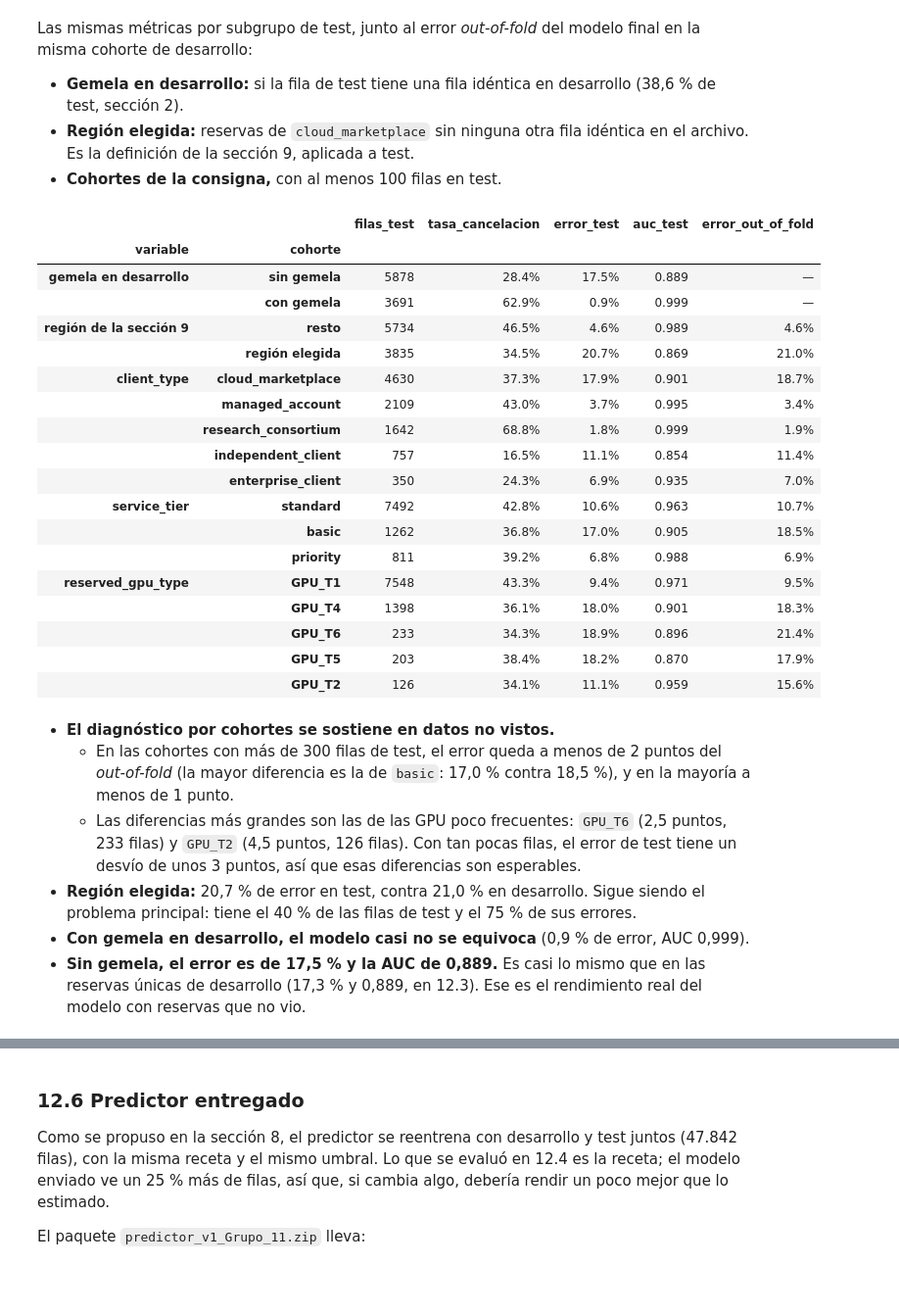
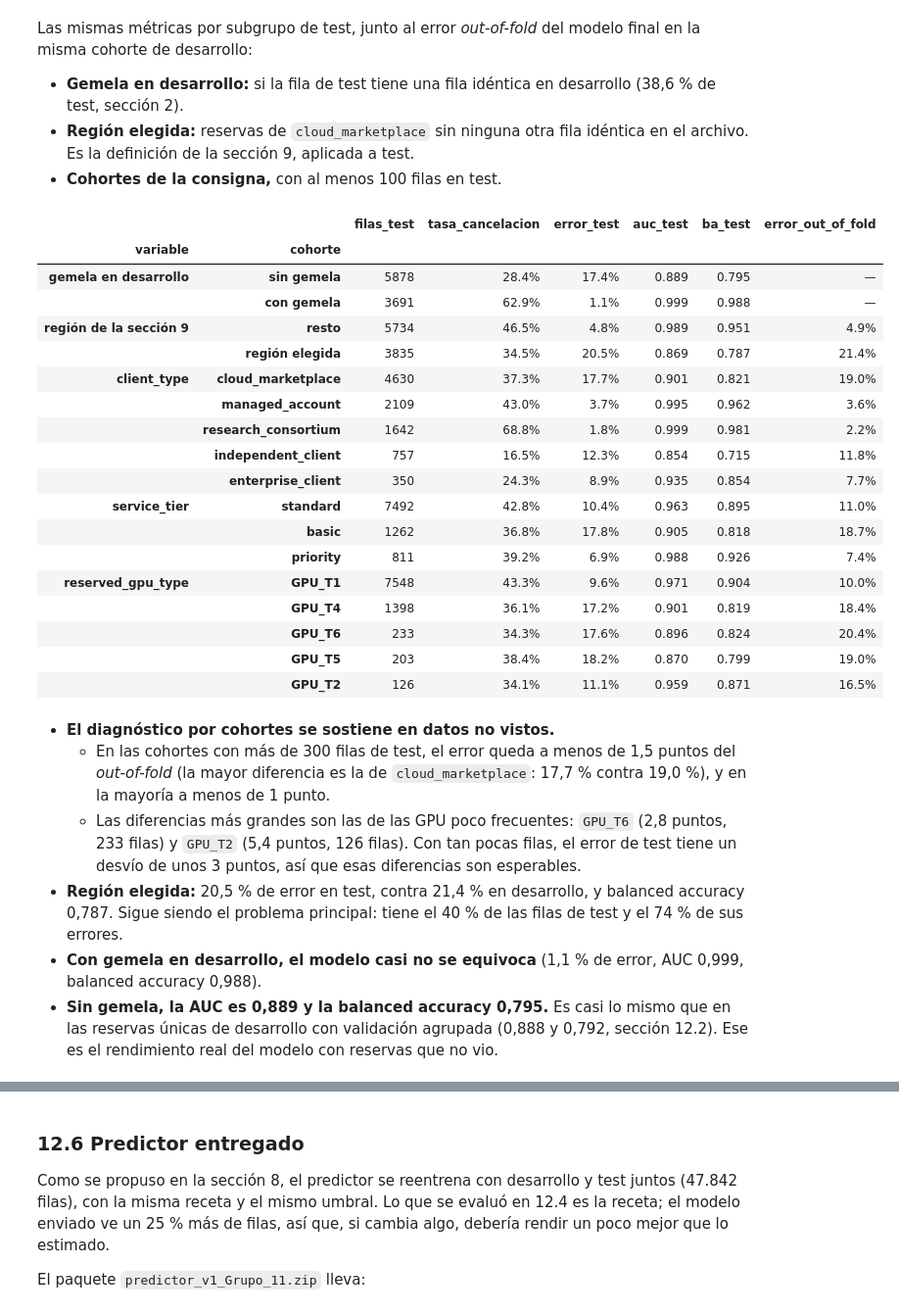
Before and after one commit to eugemigliaro/machine-learning, a Jupyter notebook: entregas/tp3-gpu-reservations/tp3_gpu_reservations.ipynb, the cells around one changed output, grey strips where cells are left out. Shown at 98% size. Cells and saved outputs as stored; diff of their text form; code cells hidden in the pictures; blank space fills up the shorter version.

```diff
--- a/entregas/tp3-gpu-reservations/tp3_gpu_reservations.ipynb
+++ b/entregas/tp3-gpu-reservations/tp3_gpu_reservations.ipynb
@@ -2451,64 +2500,66 @@ single_in_file = all_keys.map(all_keys.value_counts()).eq(1).loc[X_test.index].t
 test_groups = {
     'gemela en desarrollo': (pd.Series(np.where(test_has_twin_in_dev, 'con gemela', 'sin gemela')), None),
     'región de la sección 9': (
         pd.Series(np.where(X_test['client_type'].eq('cloud_marketplace').to_numpy() & single_in_file,
                            'región elegida', 'resto')),
         pd.Series(np.where(REGION, 'región elegida', 'resto'))),
 }
 for column in ['client_type', 'service_tier', 'reserved_gpu_type']:
     test_groups[column] = (X_test[column].reset_index(drop=True), analysis[column].reset_index(drop=True))
 
 
 def test_cohort_metrics(test_values, dev_values, min_rows=100):
     rows = {}
     for cohort in test_values.value_counts().index:
         mask = test_values.eq(cohort).to_numpy()
         if mask.sum() < min_rows:
             continue
-        predicted = test_proba['final'][mask] >= THRESHOLD
+        predicted = test_proba['final'][mask] >= FINAL_THRESHOLD
+        both_classes = len(np.unique(Y_TEST[mask])) == 2
         row = {'filas_test': mask.sum(), 'tasa_cancelacion': Y_TEST[mask].mean(),
                'error_test': (predicted != Y_TEST[mask]).mean(),
-               'auc_test': (roc_auc_score(Y_TEST[mask], test_proba['final'][mask])
-                            if len(np.unique(Y_TEST[mask])) == 2 else np.nan),
+               'auc_test': roc_auc_score(Y_TEST[mask], test_proba['final'][mask]) if both_classes else np.nan,
+               'ba_test': balanced_accuracy_score(Y_TEST[mask], predicted) if both_classes else np.nan,
                'error_out_of_fold': np.nan}
         if dev_values is not None:
             dev_mask = dev_values.eq(cohort).to_numpy()
-            row['error_out_of_fold'] = ((final_proba['aleatoria'][dev_mask] >= THRESHOLD) != Y_DEV[dev_mask]).mean()
+            row['error_out_of_fold'] = ((final_proba['aleatoria'][dev_mask] >= FINAL_THRESHOLD) != Y_DEV[dev_mask]).mean()
         rows[cohort] = row
     return pd.DataFrame.from_dict(rows, orient='index')
 
 
 test_cohorts = pd.concat({name: test_cohort_metrics(*values) for name, values in test_groups.items()},
                          names=['variable', 'cohorte'])
 display(test_cohorts.style.format({'filas_test': '{:.0f}', 'tasa_cancelacion': '{:.1%}', 'error_test': '{:.1%}',
-                                   'auc_test': '{:.3f}', 'error_out_of_fold': '{:.1%}'}, na_rep='—'))
+                                   'auc_test': '{:.3f}', 'ba_test': '{:.3f}',
+                                   'error_out_of_fold': '{:.1%}'}, na_rep='—'))
 # %% [output]
-|  |  | filas_test | tasa_cancelacion | error_test | auc_test | error_out_of_fold |
-| variable | cohorte |  |  |  |  |  |
-| gemela en desarrollo | sin gemela | 5878 | 28.4% | 17.5% | 0.889 | — |
-|  | con gemela | 3691 | 62.9% | 0.9% | 0.999 | — |
-| región de la sección 9 | resto | 5734 | 46.5% | 4.6% | 0.989 | 4.6% |
-|  | región elegida | 3835 | 34.5% | 20.7% | 0.869 | 21.0% |
-| client_type | cloud_marketplace | 4630 | 37.3% | 17.9% | 0.901 | 18.7% |
-|  | managed_account | 2109 | 43.0% | 3.7% | 0.995 | 3.4% |
-|  | research_consortium | 1642 | 68.8% | 1.8% | 0.999 | 1.9% |
-|  | independent_client | 757 | 16.5% | 11.1% | 0.854 | 11.4% |
-|  | enterprise_client | 350 | 24.3% | 6.9% | 0.935 | 7.0% |
-| service_tier | standard | 7492 | 42.8% | 10.6% | 0.963 | 10.7% |
-|  | basic | 1262 | 36.8% | 17.0% | 0.905 | 18.5% |
-|  | priority | 811 | 39.2% | 6.8% | 0.988 | 6.9% |
-| reserved_gpu_type | GPU_T1 | 7548 | 43.3% | 9.4% | 0.971 | 9.5% |
-|  | GPU_T4 | 1398 | 36.1% | 18.0% | 0.901 | 18.3% |
-|  | GPU_T6 | 233 | 34.3% | 18.9% | 0.896 | 21.4% |
-|  | GPU_T5 | 203 | 38.4% | 18.2% | 0.870 | 17.9% |
-|  | GPU_T2 | 126 | 34.1% | 11.1% | 0.959 | 15.6% |
+|  |  | filas_test | tasa_cancelacion | error_test | auc_test | ba_test | error_out_of_fold |
+| variable | cohorte |  |  |  |  |  |  |
+| gemela en desarrollo | sin gemela | 5878 | 28.4% | 17.4% | 0.889 | 0.795 | — |
+|  | con gemela | 3691 | 62.9% | 1.1% | 0.999 | 0.988 | — |
+| región de la sección 9 | resto | 5734 | 46.5% | 4.8% | 0.989 | 0.951 | 4.9% |
+|  | región elegida | 3835 | 34.5% | 20.5% | 0.869 | 0.787 | 21.4% |
+| client_type | cloud_marketplace | 4630 | 37.3% | 17.7% | 0.901 | 0.821 | 19.0% |
+|  | managed_account | 2109 | 43.0% | 3.7% | 0.995 | 0.962 | 3.6% |
+|  | research_consortium | 1642 | 68.8% | 1.8% | 0.999 | 0.981 | 2.2% |
+|  | independent_client | 757 | 16.5% | 12.3% | 0.854 | 0.715 | 11.8% |
+|  | enterprise_client | 350 | 24.3% | 8.9% | 0.935 | 0.854 | 7.7% |
+| service_tier | standard | 7492 | 42.8% | 10.4% | 0.963 | 0.895 | 11.0% |
+|  | basic | 1262 | 36.8% | 17.8% | 0.905 | 0.818 | 18.7% |
+|  | priority | 811 | 39.2% | 6.9% | 0.988 | 0.926 | 7.4% |
+| reserved_gpu_type | GPU_T1 | 7548 | 43.3% | 9.6% | 0.971 | 0.904 | 10.0% |
+|  | GPU_T4 | 1398 | 36.1% | 17.2% | 0.901 | 0.819 | 18.4% |
+|  | GPU_T6 | 233 | 34.3% | 17.6% | 0.896 | 0.824 | 20.4% |
+|  | GPU_T5 | 203 | 38.4% | 18.2% | 0.870 | 0.799 | 19.0% |
+|  | GPU_T2 | 126 | 34.1% | 11.1% | 0.959 | 0.871 | 16.5% |
 # %% [markdown]
 - **El diagnóstico por cohortes se sostiene en datos no vistos.**
-  - En las cohortes con más de 300 filas de test, el error queda a menos de 2 puntos del *out-of-fold* (la mayor diferencia es la de `basic`: 17,0 % contra 18,5 %), y en la mayoría a menos de 1 punto.
-  - Las diferencias más grandes son las de las GPU poco frecuentes: `GPU_T6` (2,5 puntos, 233 filas) y `GPU_T2` (4,5 puntos, 126 filas). Con tan pocas filas, el error de test tiene un desvío de unos 3 puntos, así que esas diferencias son esperables.
-- **Región elegida:** 20,7 % de error en test, contra 21,0 % en desarrollo. Sigue siendo el problema principal: tiene el 40 % de las filas de test y el 75 % de sus errores.
-- **Con gemela en desarrollo, el modelo casi no se equivoca** (0,9 % de error, AUC 0,999).
-- **Sin gemela, el error es de 17,5 % y la AUC de 0,889.** Es casi lo mismo que en las reservas únicas de desarrollo (17,3 % y 0,889, en 12.3). Ese es el rendimiento real del modelo con reservas que no vio.
+  - En las cohortes con más de 300 filas de test, el error queda a menos de 1,5 puntos del *out-of-fold* (la mayor diferencia es la de `cloud_marketplace`: 17,7 % contra 19,0 %), y en la mayoría a menos de 1 punto.
+  - Las diferencias más grandes son las de las GPU poco frecuentes: `GPU_T6` (2,8 puntos, 233 filas) y `GPU_T2` (5,4 puntos, 126 filas). Con tan pocas filas, el error de test tiene un desvío de unos 3 puntos, así que esas diferencias son esperables.
+- **Región elegida:** 20,5 % de error en test, contra 21,4 % en desarrollo, y balanced accuracy 0,787. Sigue siendo el problema principal: tiene el 40 % de las filas de test y el 74 % de sus errores.
+- **Con gemela en desarrollo, el modelo casi no se equivoca** (1,1 % de error, AUC 0,999, balanced accuracy 0,988).
+- **Sin gemela, la AUC es 0,889 y la balanced accuracy 0,795.** Es casi lo mismo que en las reservas únicas de desarrollo con validación agrupada (0,888 y 0,792, sección 12.2). Ese es el rendimiento real del modelo con reservas que no vio.
 # %% [markdown]
 ### 12.5 Rendimiento esperado en datos nuevos
 
```
Also changed, not shown: parts of 10 cells of this notebook, 10 other files.
